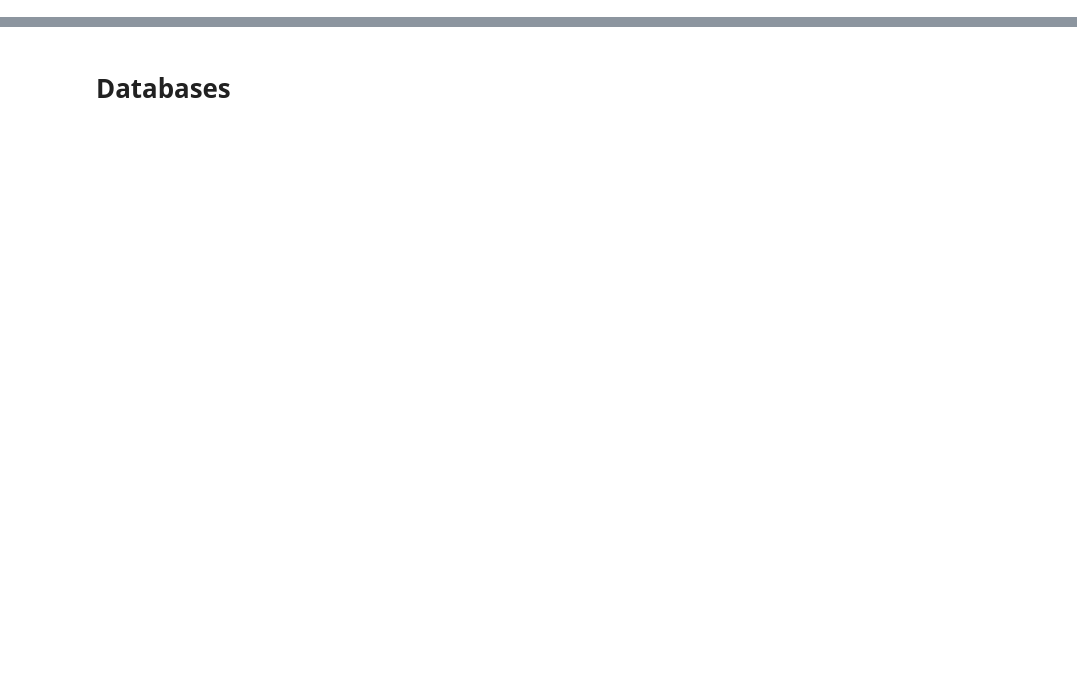
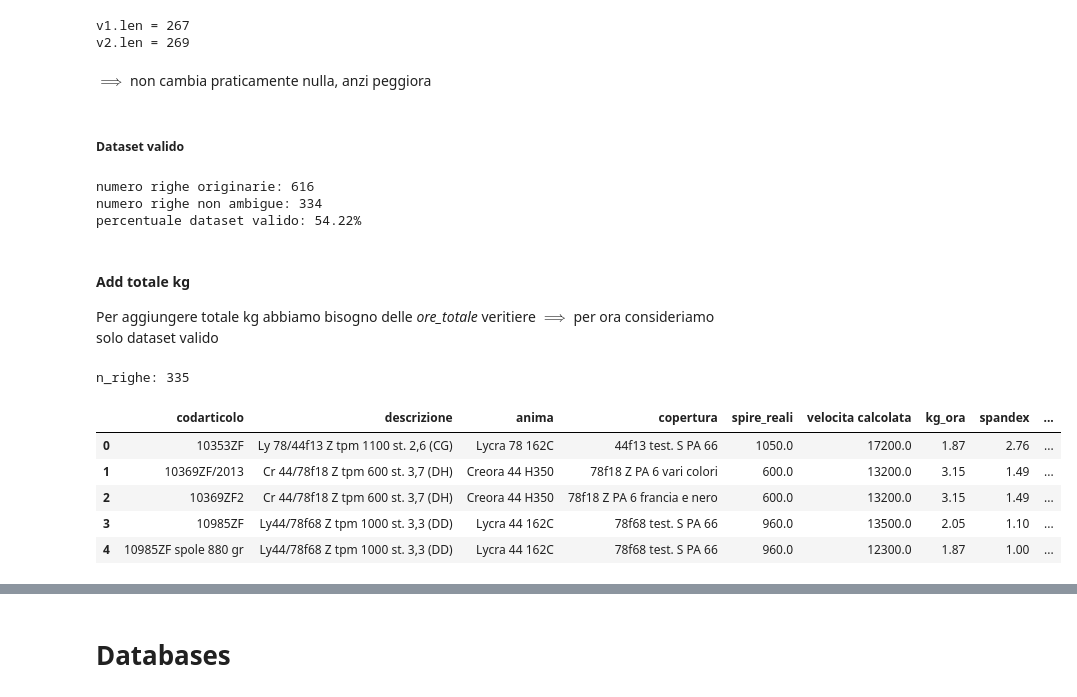
Before and after one commit to Dr3dre/LeMur, a Jupyter notebook: data_relations.ipynb, the cells around one changed output, grey strips where cells are left out. Cells and saved outputs as stored; diff of their text form; code cells hidden in the pictures; blank space fills up the shorter version.

```diff
--- a/data_relations.ipynb
+++ b/data_relations.ipynb
@@ -0,0 +160,47 @@
+# %%
+tolleranza = 0
+
+df['totale_ore v2'] = df['no_cicli descritto'] * df['ore_levata']
+df['differenza ore v2'] = np.sqrt((df['totale_ore descritto'] - df['totale_ore v2'])**2)
+
+v1 = df.where(df['differenza ore'] > tolleranza).dropna(subset='codarticolo')
+v2 = df.where(df['differenza ore v2'] > tolleranza).dropna(subset='codarticolo')
+
+print(f"v1.len = {v1.shape[0]}")
+print(f"v2.len = {v2.shape[0]}")
+# %% [output]
+v1.len = 267
+v2.len = 269
+# %% [markdown]
+$\implies$ non cambia praticamente nulla, anzi peggiora
+# %% [markdown]
+##### Dataset valido
+# %%
+ok = df[(df['verifica ore'] == True) & df['verifica cicli'] == True]
+
+print(f"numero righe originarie: {df.shape[0]}")
+print(f"numero righe non ambigue: {ok.shape[0]}")
+print(f"percentuale dataset valido: {(ok.shape[0] / df.shape[0])*100:.2f}%")
+# %% [output]
+numero righe originarie: 616
+numero righe non ambigue: 334
+percentuale dataset valido: 54.22%
+# %% [markdown]
+#### Add totale kg
+
+Per aggiungere totale kg abbiamo bisogno delle *ore_totale* veritiere $\implies$ per ora consideriamo solo dataset valido
+# %%
+valid = articoli.where(articoli['codarticolo'].isin(ok['codarticolo'])).dropna(subset='codarticolo')
+print(f"n_righe: {valid.shape[0]}")
+
+df = valid
+
+valid.head()
+# %% [output]
+n_righe: 335
+|  | codarticolo | descrizione | anima | copertura | spire_reali | velocita calcolata | kg_ora | spandex | ... |
+| 0 | 10353ZF | Ly 78/44f13 Z tpm 1100 st. 2,6 (CG) | Lycra 78 162C | 44f13 test. S PA 66 | 1050.0 | 17200.0 | 1.87 | 2.76 | ... |
+| 1 | 10369ZF/2013 | Cr 44/78f18 Z tpm 600 st. 3,7 (DH) | Creora 44 H350 | 78f18 Z PA 6 vari colori | 600.0 | 13200.0 | 3.15 | 1.49 | ... |
+| 2 | 10369ZF2 | Cr 44/78f18 Z tpm 600 st. 3,7 (DH) | Creora 44 H350 | 78f18 Z PA 6 francia e nero | 600.0 | 13200.0 | 3.15 | 1.49 | ... |
+| 3 | 10985ZF | Ly44/78f68 Z tpm 1000 st. 3,3 (DD) | Lycra 44 162C | 78f68 test. S PA 66 | 960.0 | 13500.0 | 2.05 | 1.10 | ... |
+| 4 | 10985ZF spole 880 gr | Ly44/78f68 Z tpm 1000 st. 3,3 (DD) | Lycra 44 162C | 78f68 test. S PA 66 | 960.0 | 12300.0 | 1.87 | 1.00 | ... |
```
Also changed, not shown: parts of 29 cells of this notebook, 6 other files.
